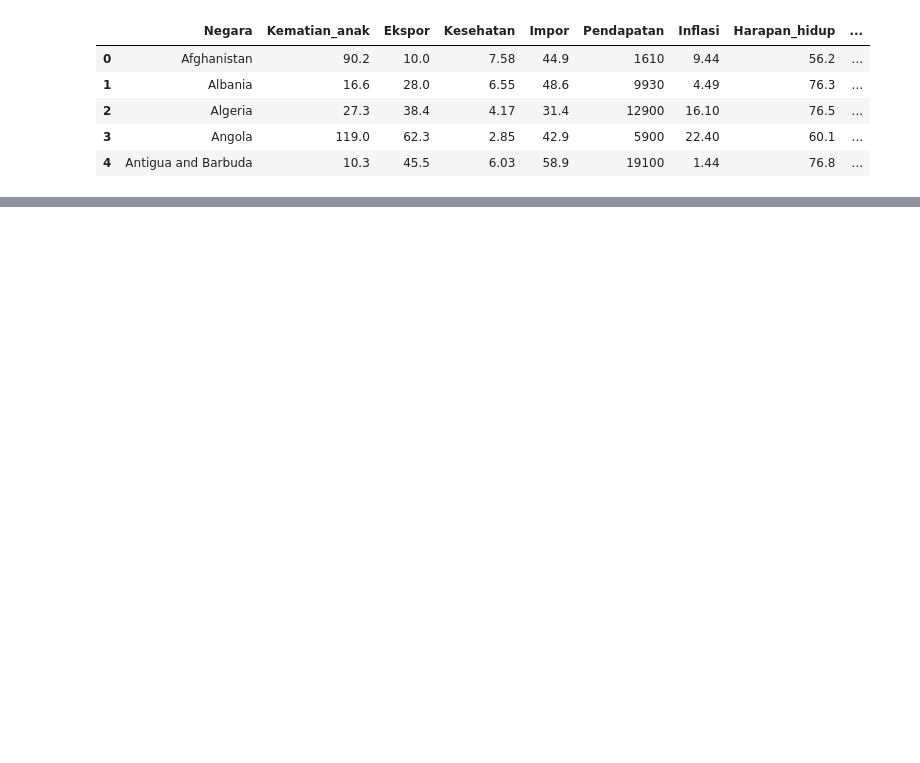
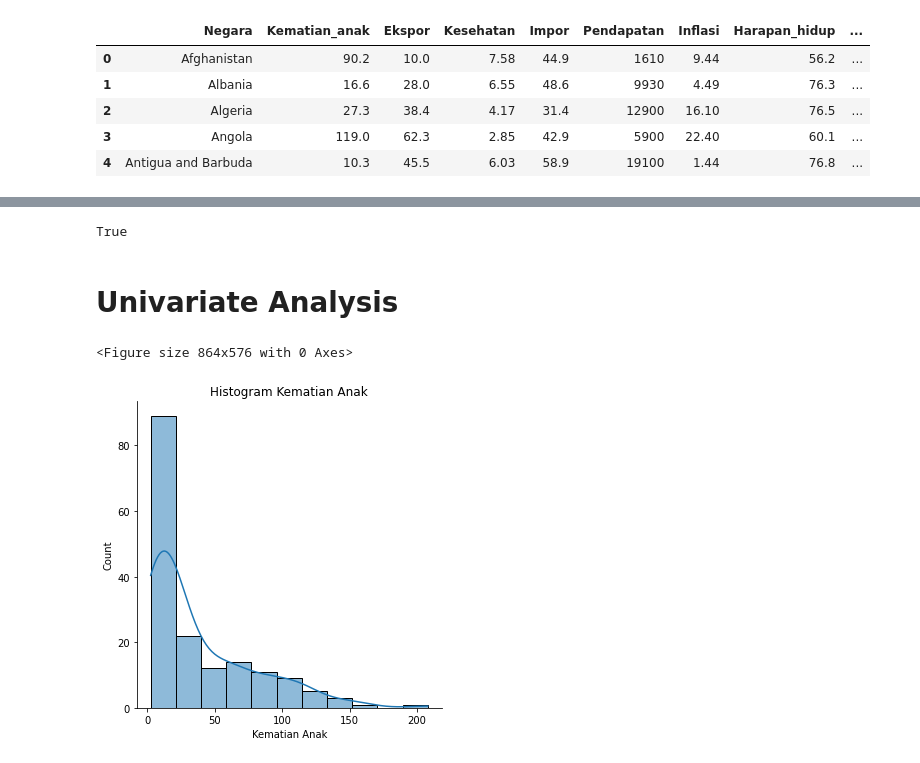
Before and after one commit to benidictusgalihmp/DS-SanberCode, a Jupyter notebook: Final Project/src/W04_F01.ipynb, the cells around one changed output, grey strips where cells are left out. Saved outputs shown, nothing was run; the diff lists cells and outputs as text; code cells hidden in the pictures; blank space fills up the shorter version.

Commit message:
univariate and multivariate analysis

```diff
--- a/Final Project/src/W04_F01.ipynb
+++ b/Final Project/src/W04_F01.ipynb
@@ -53,4 +27,0 @@ df.describe()
-# %%
-df.fillna(method='ffill', inplace=True)
-print("Row x Column: ", df.shape, end='\n \n')
-df.info()
@@ -76,0 +77,23 @@ memory usage: 13.2+ KB
+# %%
+# Check if column Negara is unique and have proved that the data have been grouped by Negara
+print(df.shape[0] == len(df.Negara.unique()))
+# %% [output]
+True
+# %% [markdown]
+<h1>Univariate Analysis</h1>
+# %%
+# Create canvas
+plt.figure(figsize=(12,8))
+
+# Plotting data into histogram plot
+sns.displot(df['Kematian_anak'], kde=True)
+
+# Change title='Histogram Kematian Anak', xlabel='Kematian Anak' and ylabel='Count'
+plt.title('Histogram Kematian Anak')
+plt.xlabel('Kematian Anak')
+plt.ylabel('Count')
+
+plt.show()
+# %% [output]
+<Figure size 864x576 with 0 Axes>
+[figure, added]
```
Also changed, not shown: parts of 33 cells of this notebook.
